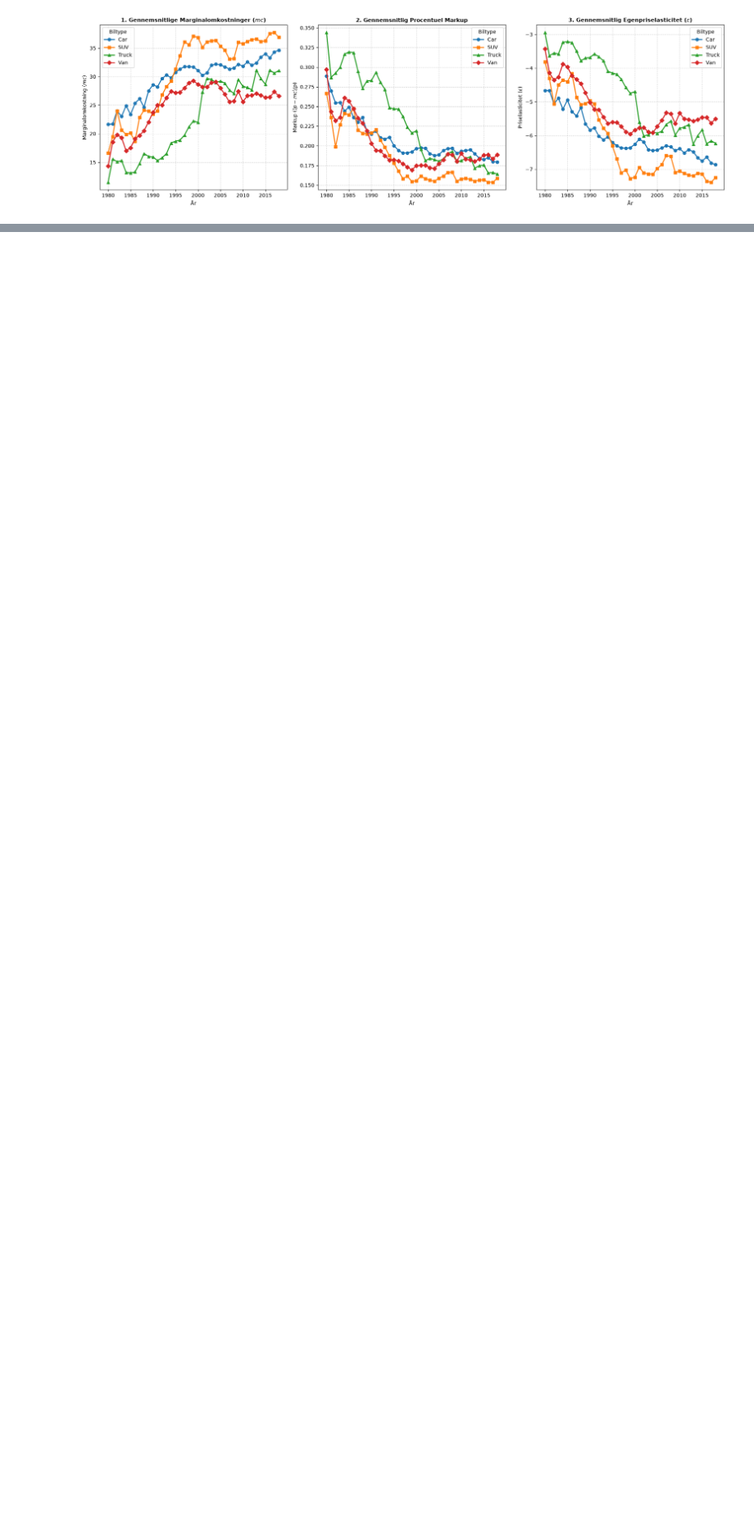
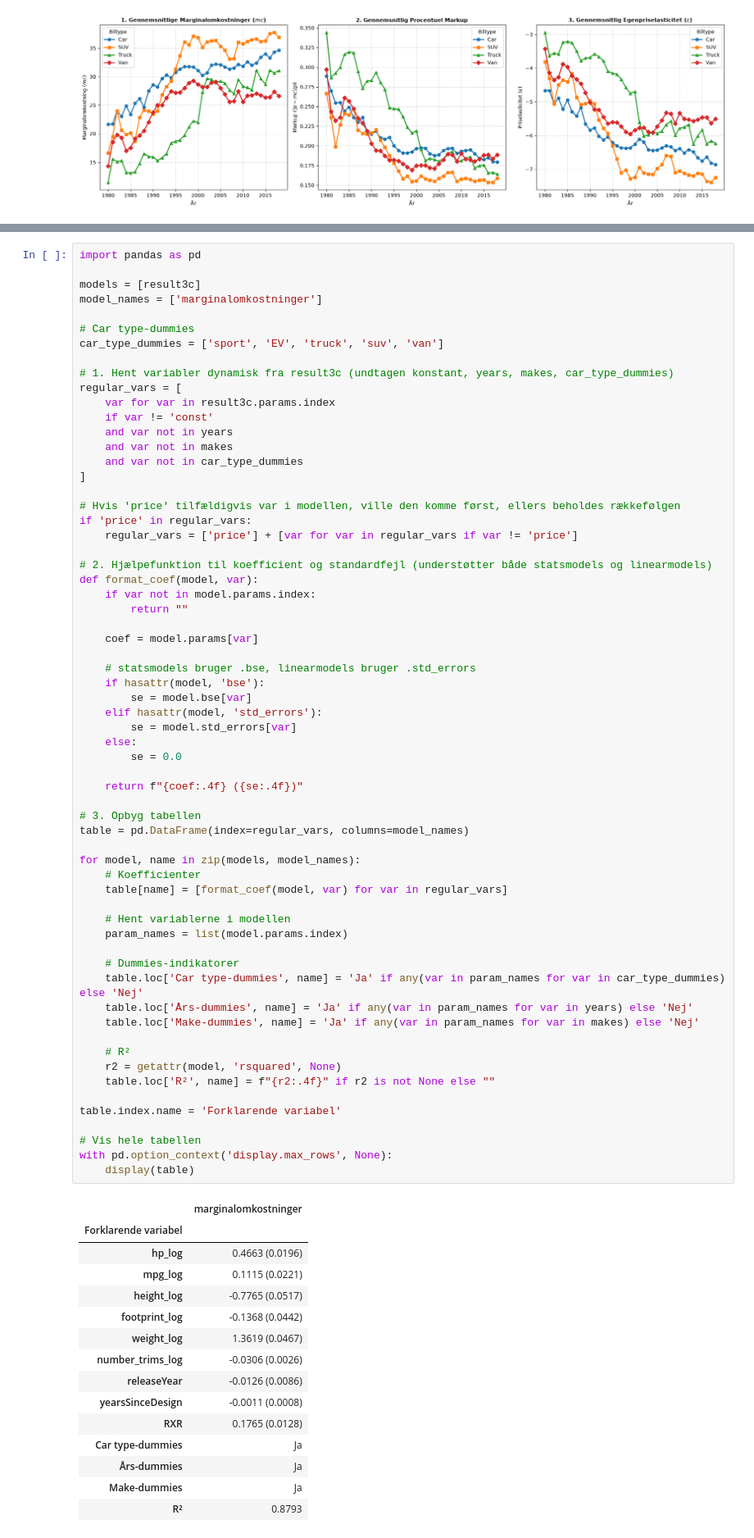
Before and after one commit to Nskoularsen/EconometricsA, a Jupyter notebook: 3_assignments/A3/Opgave/A3.ipynb, the cells around one changed output, grey strips where cells are left out. Shown at 82% size. Cells and saved outputs as stored; diff of their text form; blank space fills up the shorter version.

```diff
--- a/3_assignments/A3/Opgave/A3.ipynb
+++ b/3_assignments/A3/Opgave/A3.ipynb
@@ -803,0 +816,79 @@ plt.show()
+# %%
+import pandas as pd
+
+models = [result3c]
+model_names = ['marginalomkostninger']
+
+# Car type-dummies
+car_type_dummies = ['sport', 'EV', 'truck', 'suv', 'van']
+
+# 1. Hent variabler dynamisk fra result3c (undtagen konstant, years, makes, car_type_dummies)
+regular_vars = [
+    var for var in result3c.params.index
+    if var != 'const'
+    and var not in years
+    and var not in makes
+    and var not in car_type_dummies
+]
+
+# Hvis 'price' tilfældigvis var i modellen, ville den komme først, ellers beholdes rækkefølgen
+if 'price' in regular_vars:
+    regular_vars = ['price'] + [var for var in regular_vars if var != 'price']
+
+# 2. Hjælpefunktion til koefficient og standardfejl (understøtter både statsmodels og linearmodels)
+def format_coef(model, var):
+    if var not in model.params.index:
+        return ""
+
+    coef = model.params[var]
+
+    # statsmodels bruger .bse, linearmodels bruger .std_errors
+    if hasattr(model, 'bse'):
+        se = model.bse[var]
+    elif hasattr(model, 'std_errors'):
+        se = model.std_errors[var]
+    else:
+        se = 0.0
+
+    return f"{coef:.4f} ({se:.4f})"
+
+# 3. Opbyg tabellen
+table = pd.DataFrame(index=regular_vars, columns=model_names)
+
+for model, name in zip(models, model_names):
+    # Koefficienter
+    table[name] = [format_coef(model, var) for var in regular_vars]
+
+    # Hent variablerne i modellen
+    param_names = list(model.params.index)
+
+    # Dummies-indikatorer
+    table.loc['Car type-dummies', name] = 'Ja' if any(var in param_names for var in car_type_dummies) else 'Nej'
+    table.loc['Års-dummies', name] = 'Ja' if any(var in param_names for var in years) else 'Nej'
+    table.loc['Make-dummies', name] = 'Ja' if any(var in param_names for var in makes) else 'Nej'
+
+    # R²
+    r2 = getattr(model, 'rsquared', None)
+    table.loc['R²', name] = f"{r2:.4f}" if r2 is not None else ""
+
+table.index.name = 'Forklarende variabel'
+
+# Vis hele tabellen
+with pd.option_context('display.max_rows', None):
+    display(table)
+# %% [output]
+|  | marginalomkostninger |
+| Forklarende variabel |  |
+| hp_log | 0.4663 (0.0196) |
+| mpg_log | 0.1115 (0.0221) |
+| height_log | -0.7765 (0.0517) |
+| footprint_log | -0.1368 (0.0442) |
+| weight_log | 1.3619 (0.0467) |
+| number_trims_log | -0.0306 (0.0026) |
+| releaseYear | -0.0126 (0.0086) |
+| yearsSinceDesign | -0.0011 (0.0008) |
+| RXR | 0.1765 (0.0128) |
+| Car type-dummies | Ja |
+| Års-dummies | Ja |
+| Make-dummies | Ja |
+| R² | 0.8793 |
```
Also changed, not shown: parts of 3 cells of this notebook.
